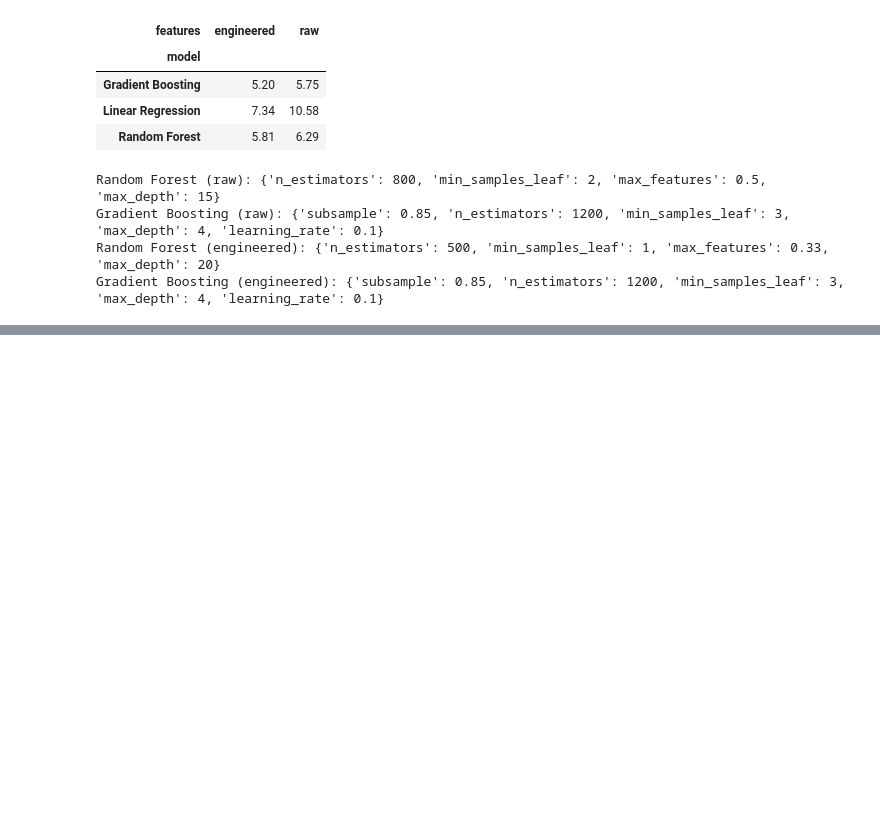
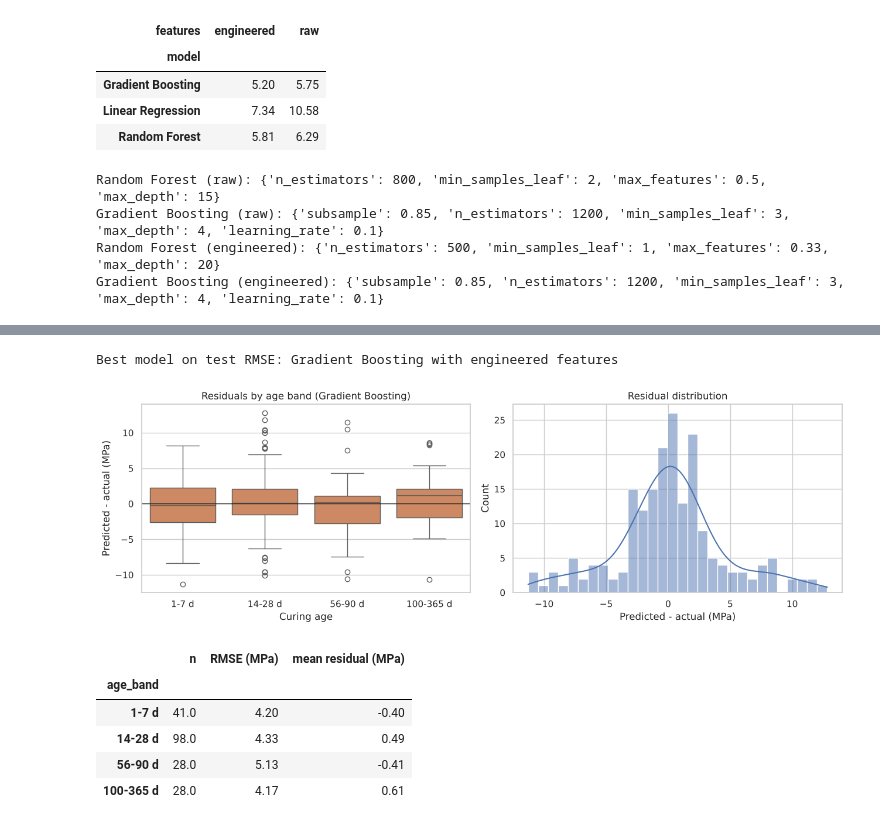
Before and after one commit to weedymif-tech/Ostaad, a Jupyter notebook: experiment.ipynb, the cells around one changed output, grey strips where cells are left out. Saved outputs shown, nothing was run; the diff lists cells and outputs as text; code cells hidden in the pictures; blank space fills up the shorter version.

```diff
--- a/experiment.ipynb
+++ b/experiment.ipynb
@@ -371,0 +430,39 @@ Gradient Boosting (engineered): {'subsample': 0.85, 'n_estimators': 1200, 'min_s
+# %%
+best_name, best_fs = test_results.loc[0, ["model", "features"]]
+best_model = fitted[(best_name, best_fs)]
+best_features = RAW_FEATURES if best_fs == "raw" else ENG_FEATURES
+print(f"Best model on test RMSE: {best_name} with {best_fs} features")
+
+test_df = df.iloc[test_idx].copy()
+test_df["pred"] = preds[(best_name, best_fs)]
+test_df["residual"] = test_df["pred"] - test_df[TARGET]
+test_df["age_band"] = pd.cut(test_df["age"], [0, 7, 28, 90, 365],
+                             labels=["1-7 d", "14-28 d", "56-90 d", "100-365 d"])
+
+by_age = (test_df.groupby("age_band", observed=True)
+          .apply(lambda g: pd.Series({"n": len(g),
+                                      "RMSE (MPa)": rmse(g[TARGET], g["pred"]),
+                                      "mean residual (MPa)": g["residual"].mean()}),
+                 include_groups=False))
+
+fig, axes = plt.subplots(1, 2, figsize=(13, 4.3))
+sns.boxplot(data=test_df, x="age_band", y="residual", ax=axes[0], color="#DD8452")
+axes[0].axhline(0, color="k", lw=1)
+axes[0].set_title(f"Residuals by age band ({best_name})")
+axes[0].set_xlabel("Curing age")
+axes[0].set_ylabel("Predicted - actual (MPa)")
+sns.histplot(test_df["residual"], bins=30, ax=axes[1], color="#4C72B0", kde=True)
+axes[1].set_title("Residual distribution")
+axes[1].set_xlabel("Predicted - actual (MPa)")
+plt.tight_layout()
+plt.show()
+by_age.round(2)
+# %% [output]
+Best model on test RMSE: Gradient Boosting with engineered features
+[figure, added]
+|  | n | RMSE (MPa) | mean residual (MPa) |
+| age_band |  |  |  |
+| 1-7 d | 41.0 | 4.20 | -0.40 |
+| 14-28 d | 98.0 | 4.33 | 0.49 |
+| 56-90 d | 28.0 | 5.13 | -0.41 |
+| 100-365 d | 28.0 | 4.17 | 0.61 |
```
Also changed, not shown: parts of 5 cells of this notebook.
